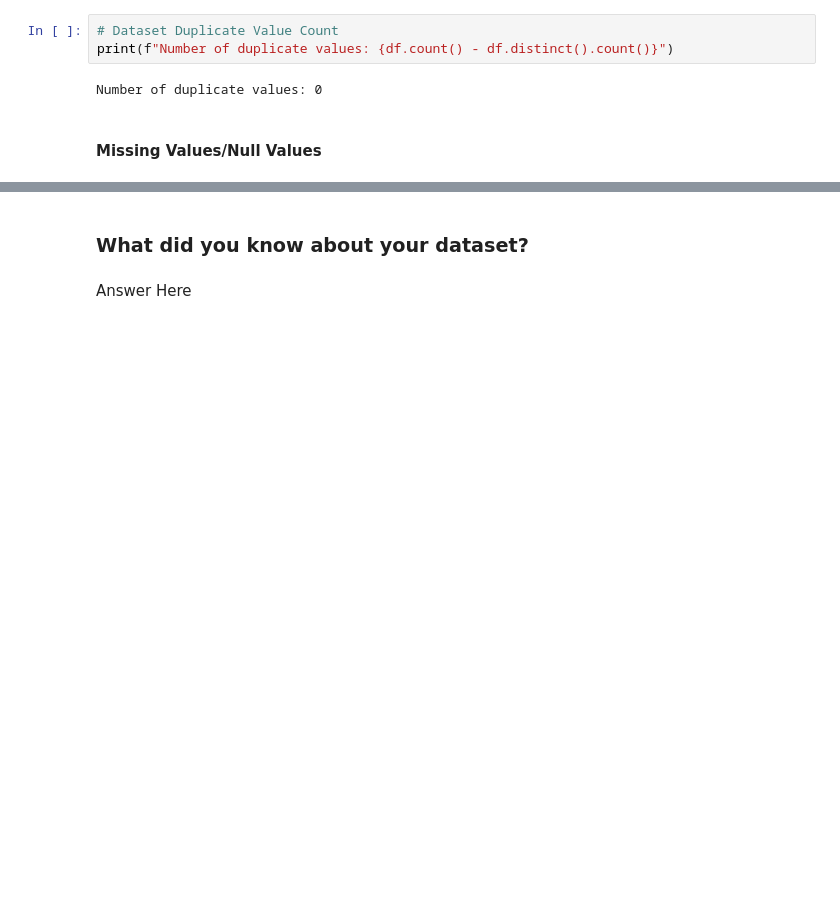
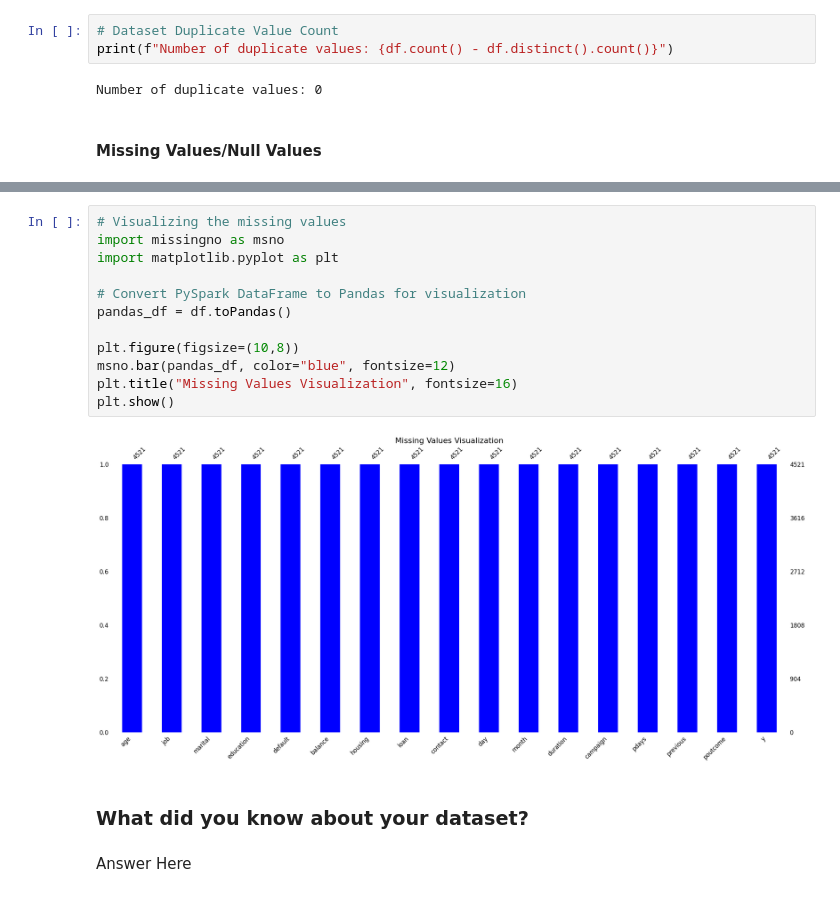
Before and after one commit to amol004/Financial-Forecasting-Frontier-Distributed-ML, a Jupyter notebook: Financial_Forecasting_Frontier_Distributed_ML.ipynb, the cells around one changed output, grey strips where cells are left out. Cells and saved outputs as stored; diff of their text form; blank space fills up the shorter version.

```diff
--- a/Financial_Forecasting_Frontier_Distributed_ML.ipynb
+++ b/Financial_Forecasting_Frontier_Distributed_ML.ipynb
@@ -196,3 +202,17 @@ Number of duplicate values: 0
+# %%
+# Visualizing the missing values
+import missingno as msno
+import matplotlib.pyplot as plt
+
+# Convert PySpark DataFrame to Pandas for visualization
+pandas_df = df.toPandas()
+
+plt.figure(figsize=(10,8))
+msno.bar(pandas_df, color="blue", fontsize=12)
+plt.title("Missing Values Visualization", fontsize=16)
+plt.show()
+# %% [output]
+[figure, added]
 # %% [markdown]
 ### What did you know about your dataset?
 # %% [markdown]
```
Also changed, not shown: parts of 3 cells of this notebook.
